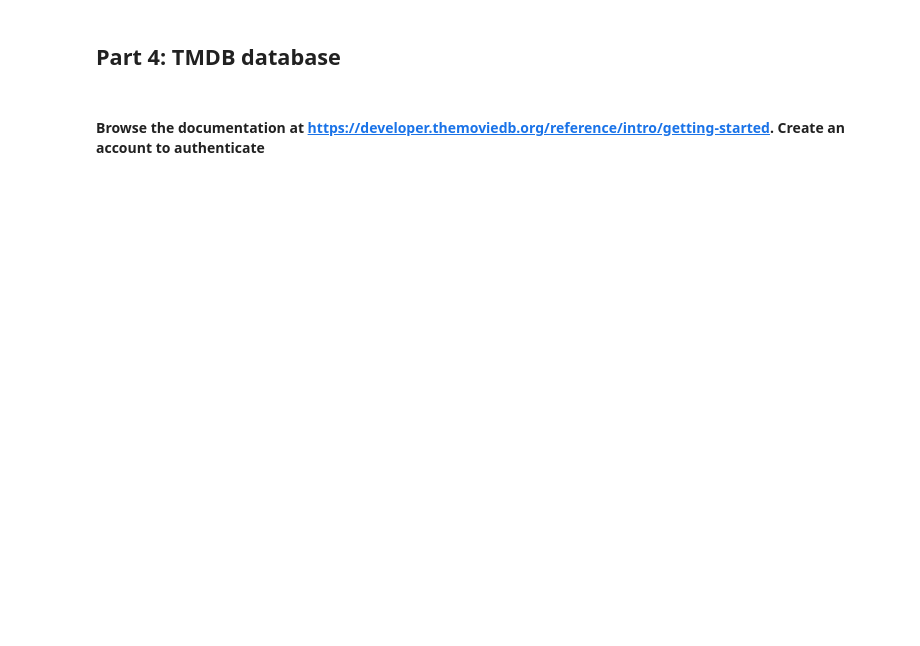
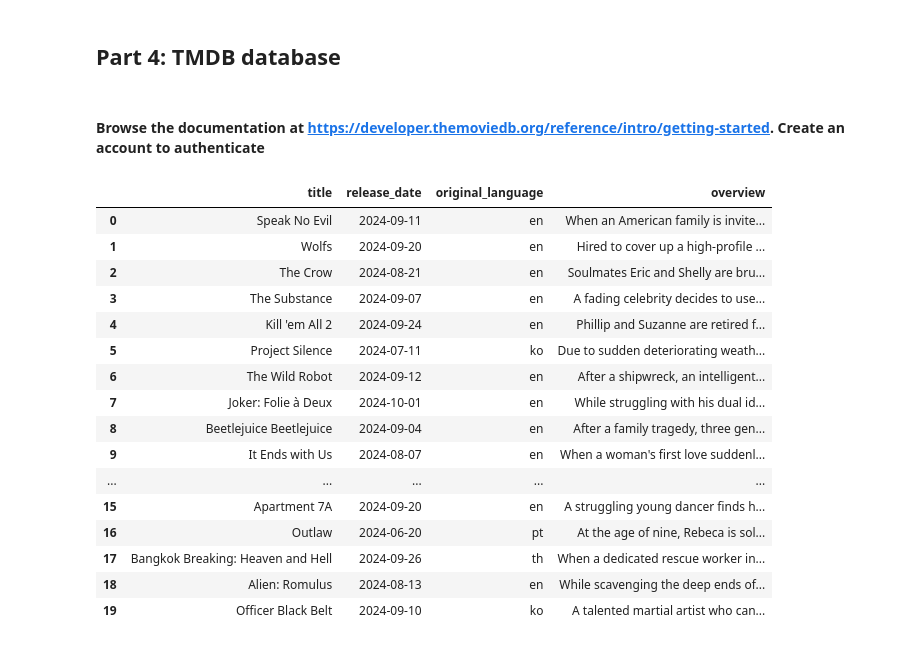
Before and after one commit to joechoi1/project2-api, a Jupyter notebook: project2.ipynb, the cells around one changed output. Saved outputs shown, nothing was run; the diff lists cells and outputs as text; code cells hidden in the pictures; blank space fills up the shorter version.

Commit message:
Project2
submission

```diff
--- a/project2.ipynb
+++ b/project2.ipynb
@@ -242,3 +320,31 @@ scripts
 #### Browse the documentation at https://developer.themoviedb.org/reference/intro/getting-started. Create an account to authenticate
 # %%
 #create a dataset of the movies in theaters now. Include metadata fields you are interested in.
+api_key = 'b78d3cf99e05be6828d871d8e26f2097'
+
+url = f"https://api.themoviedb.org/3/movie/now_playing?api_key={api_key}"
+
+# Sending the request
+response = requests.get(url)
+data = response.json()
+
+df = pd.DataFrame(data['results'], columns=['title', 'release_date', 'original_language', 'overview'])
+df
+# %% [output]
+|  | title | release_date | original_language | overview |
+| 0 | Speak No Evil | 2024-09-11 | en | When an American family is invite... |
+| 1 | Wolfs | 2024-09-20 | en | Hired to cover up a high-profile ... |
+| 2 | The Crow | 2024-08-21 | en | Soulmates Eric and Shelly are bru... |
+| 3 | The Substance | 2024-09-07 | en | A fading celebrity decides to use... |
+| 4 | Kill 'em All 2 | 2024-09-24 | en | Phillip and Suzanne are retired f... |
+| 5 | Project Silence | 2024-07-11 | ko | Due to sudden deteriorating weath... |
+| 6 | The Wild Robot | 2024-09-12 | en | After a shipwreck, an intelligent... |
+| 7 | Joker: Folie à Deux | 2024-10-01 | en | While struggling with his dual id... |
+| 8 | Beetlejuice Beetlejuice | 2024-09-04 | en | After a family tragedy, three gen... |
+| 9 | It Ends with Us | 2024-08-07 | en | When a woman's first love suddenl... |
+| ... | ... | ... | ... | ... |
+| 15 | Apartment 7A | 2024-09-20 | en | A struggling young dancer finds h... |
+| 16 | Outlaw | 2024-06-20 | pt | At the age of nine, Rebeca is sol... |
+| 17 | Bangkok Breaking: Heaven and Hell | 2024-09-26 | th | When a dedicated rescue worker in... |
+| 18 | Alien: Romulus | 2024-08-13 | en | While scavenging the deep ends of... |
+| 19 | Officer Black Belt | 2024-09-10 | ko | A talented martial artist who can... |
```
Also changed, not shown: parts of 9 cells of this notebook, 21 other files.
